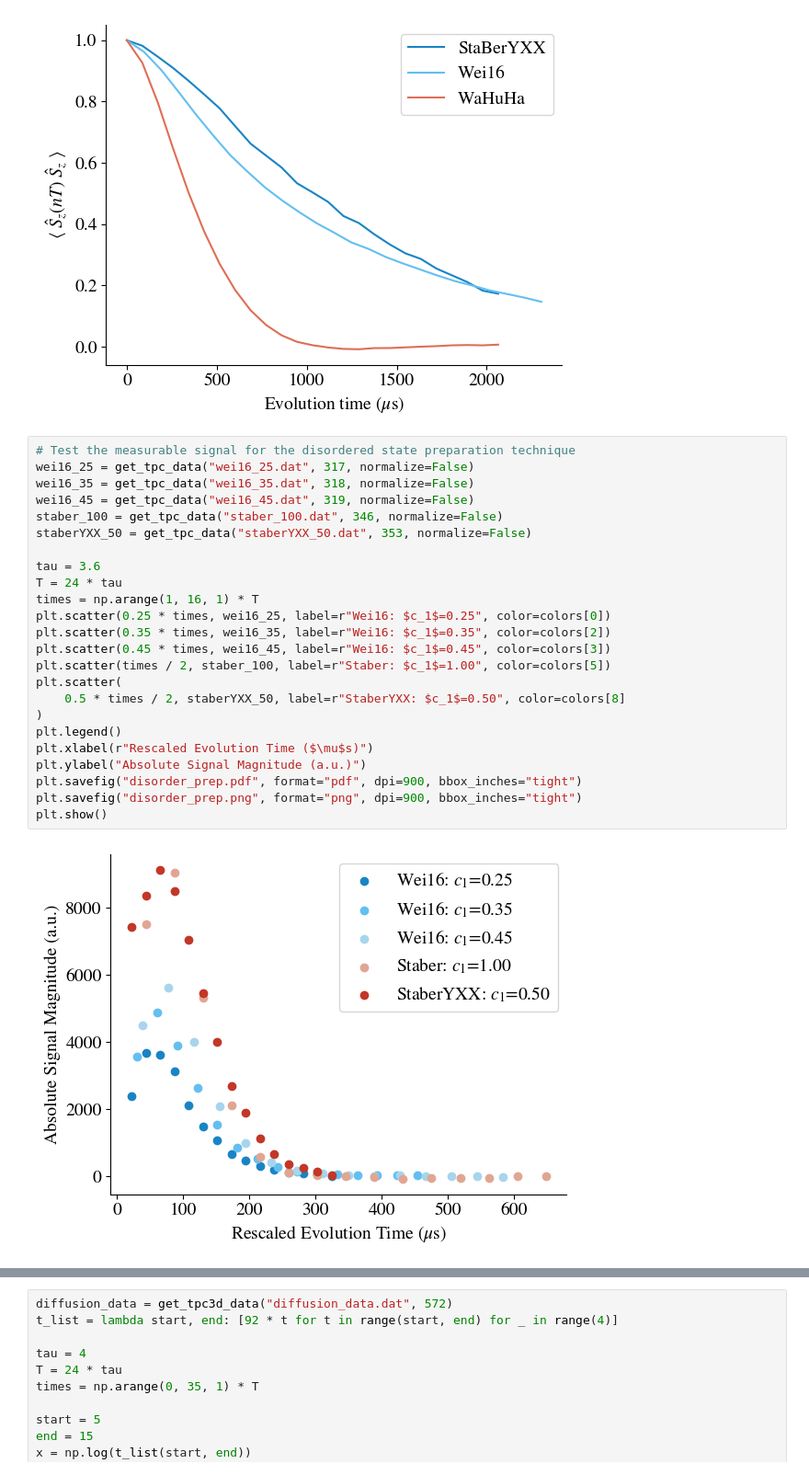
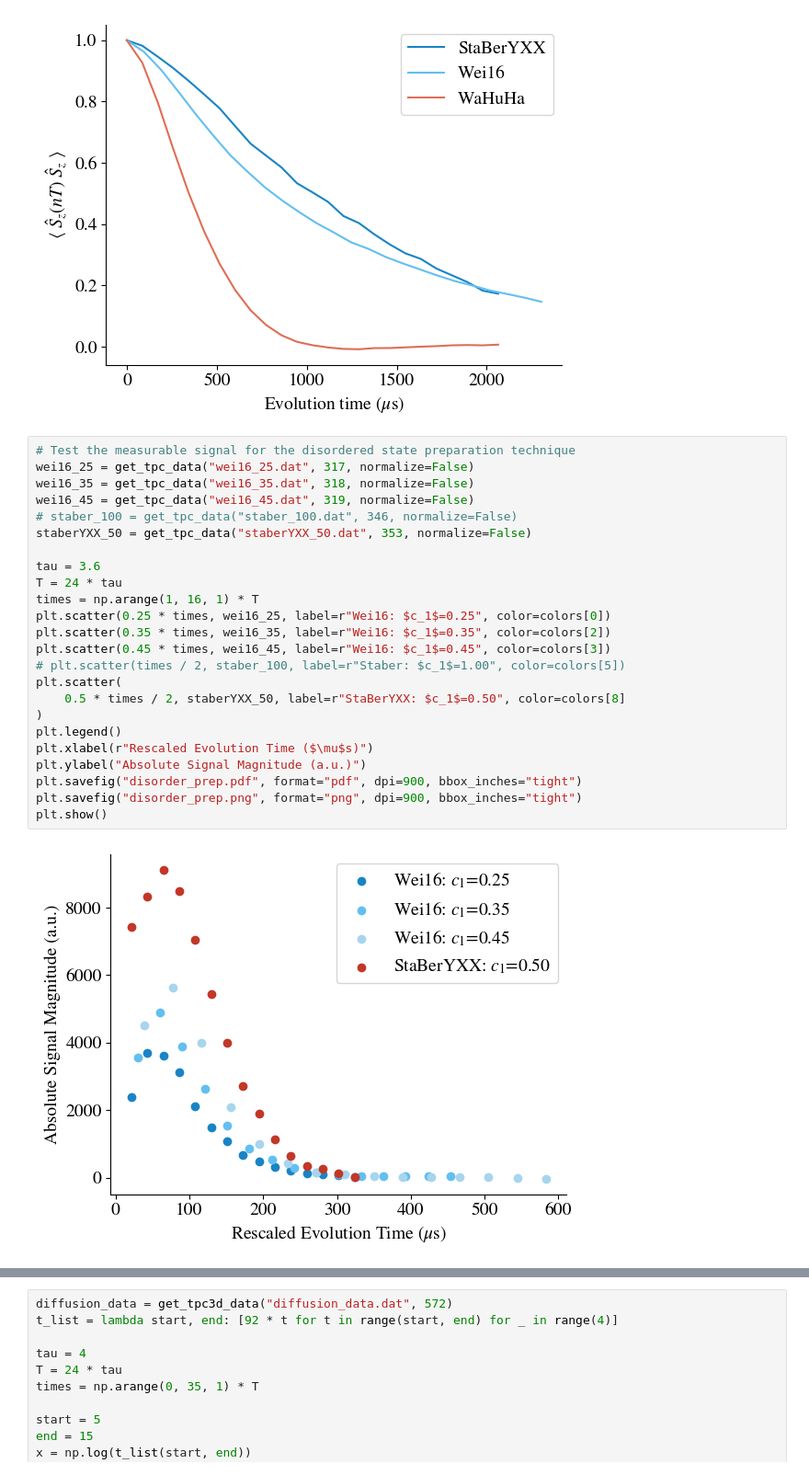
Before and after one commit to awstasiuk/phd-notebooks, a Jupyter notebook: LiF Diffusion/figures.ipynb, the cells around one changed output, grey strips where cells are left out. Shown: that part at 92% size. Cells and saved outputs as stored; diff of their text form.

Commit message:
figures mostly generated

```diff
--- a/LiF Diffusion/figures.ipynb
+++ b/LiF Diffusion/figures.ipynb
@@ -102,29 +102,29 @@ plt.show()
 # %%
 # Test the measurable signal for the disordered state preparation technique
 wei16_25 = get_tpc_data("wei16_25.dat", 317, normalize=False)
 wei16_35 = get_tpc_data("wei16_35.dat", 318, normalize=False)
 wei16_45 = get_tpc_data("wei16_45.dat", 319, normalize=False)
-staber_100 = get_tpc_data("staber_100.dat", 346, normalize=False)
+# staber_100 = get_tpc_data("staber_100.dat", 346, normalize=False)
 staberYXX_50 = get_tpc_data("staberYXX_50.dat", 353, normalize=False)
 
 tau = 3.6
 T = 24 * tau
 times = np.arange(1, 16, 1) * T
 plt.scatter(0.25 * times, wei16_25, label=r"Wei16: $c_1$=0.25", color=colors[0])
 plt.scatter(0.35 * times, wei16_35, label=r"Wei16: $c_1$=0.35", color=colors[2])
 plt.scatter(0.45 * times, wei16_45, label=r"Wei16: $c_1$=0.45", color=colors[3])
-plt.scatter(times / 2, staber_100, label=r"Staber: $c_1$=1.00", color=colors[5])
+# plt.scatter(times / 2, staber_100, label=r"Staber: $c_1$=1.00", color=colors[5])
 plt.scatter(
-    0.5 * times / 2, staberYXX_50, label=r"StaberYXX: $c_1$=0.50", color=colors[8]
+    0.5 * times / 2, staberYXX_50, label=r"StaBerYXX: $c_1$=0.50", color=colors[8]
 )
 plt.legend()
 plt.xlabel(r"Rescaled Evolution Time ($\mu$s)")
 plt.ylabel("Absolute Signal Magnitude (a.u.)")
 plt.savefig("disorder_prep.pdf", format="pdf", dpi=900, bbox_inches="tight")
 plt.savefig("disorder_prep.png", format="png", dpi=900, bbox_inches="tight")
 plt.show()
 # %% [output]
-[figure, old version]
+[figure, new version]
 # %%
 fig, ax = plt.subplots(figsize=(9, 6))
 ax.set_yscale("log")
```
Also changed, not shown: parts of 1 cell of this notebook, 30 other files.
